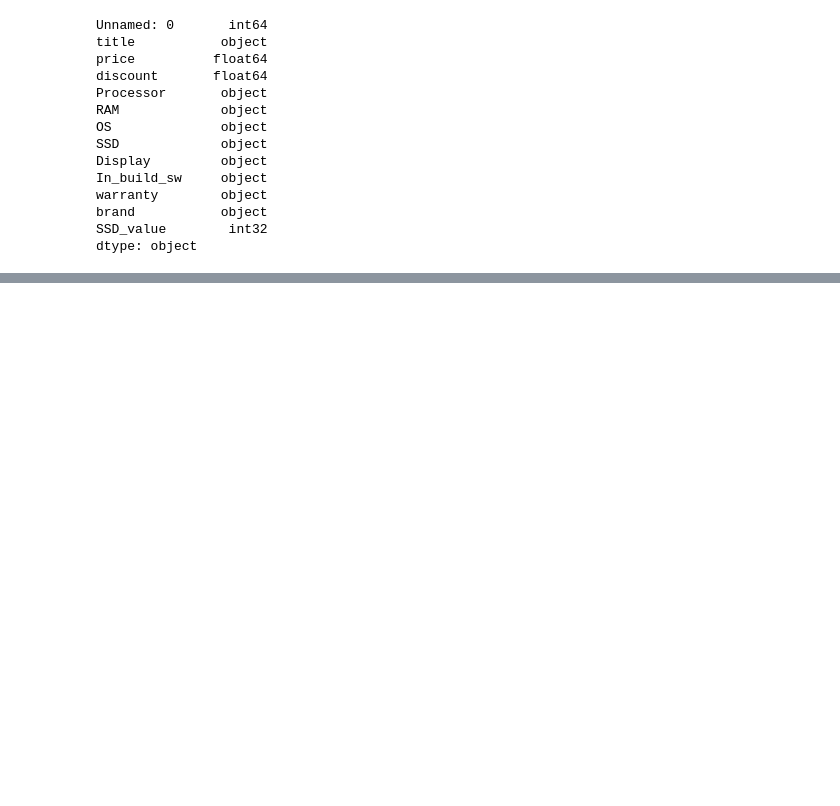
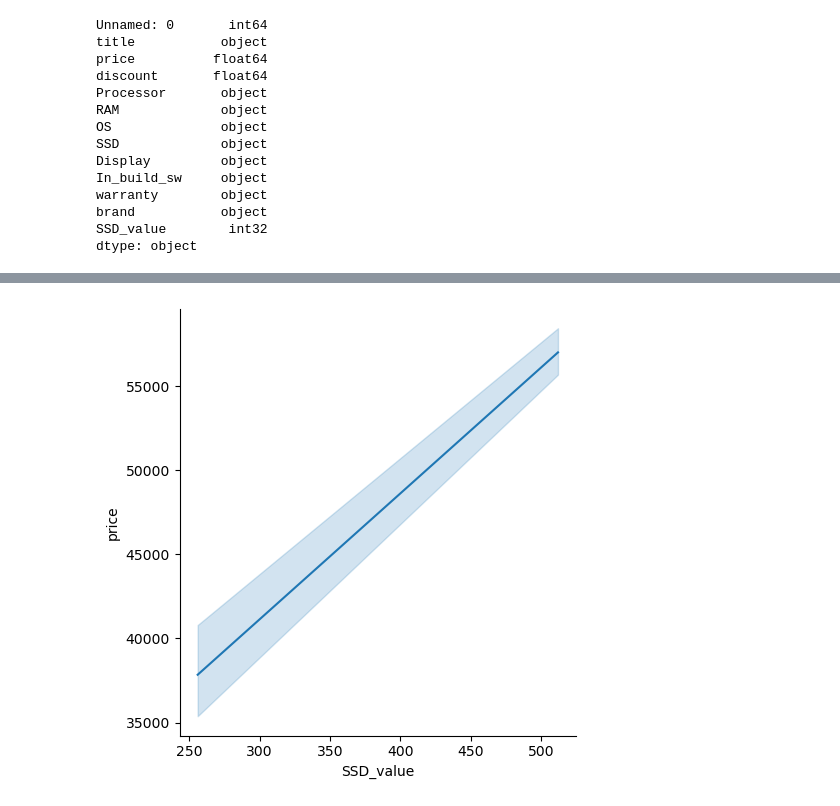
Before and after one commit to SOUMMAR91/Greta, a Jupyter notebook: Laptops_SOUMMAR_Soumia.ipynb, the cells around one changed output, grey strips where cells are left out. Cells and saved outputs as stored; diff of their text form; code cells hidden in the pictures; blank space fills up the shorter version.

```diff
--- a/Laptops_SOUMMAR_Soumia.ipynb
+++ b/Laptops_SOUMMAR_Soumia.ipynb
@@ -288,0 +284,5 @@ plt.show()
+# %%
+sns.relplot(x="SSD_value", y='price', data=df, kind='line')
+plt.show()
+# %% [output]
+[figure, added]
```
Also changed, not shown: parts of 18 cells of this notebook.
